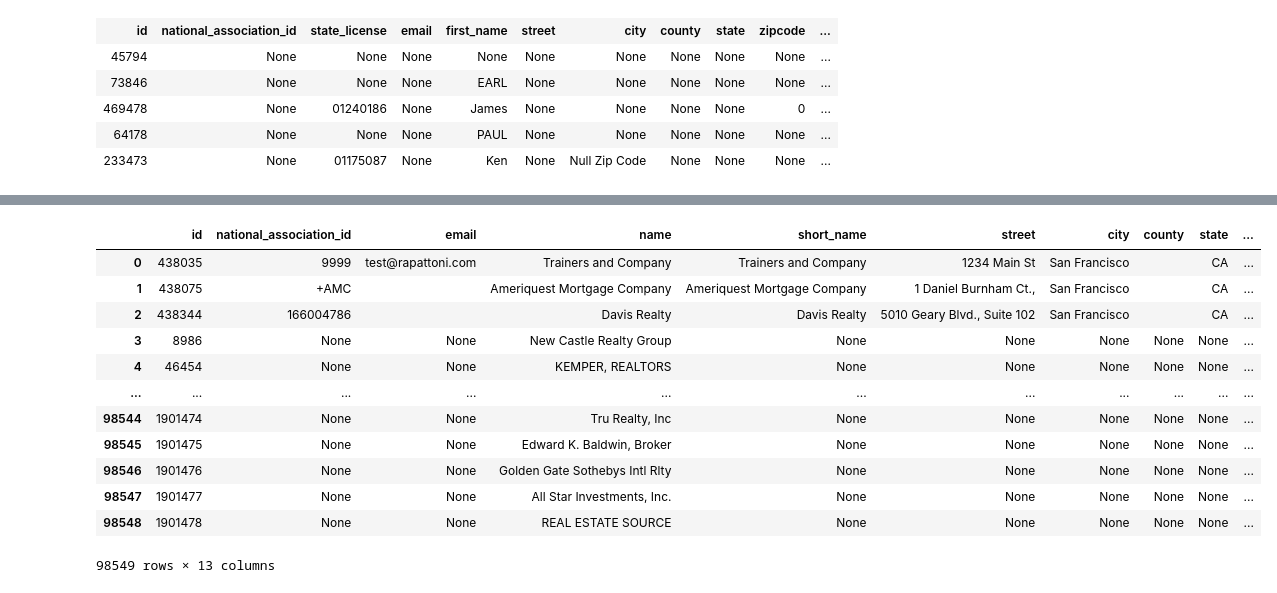
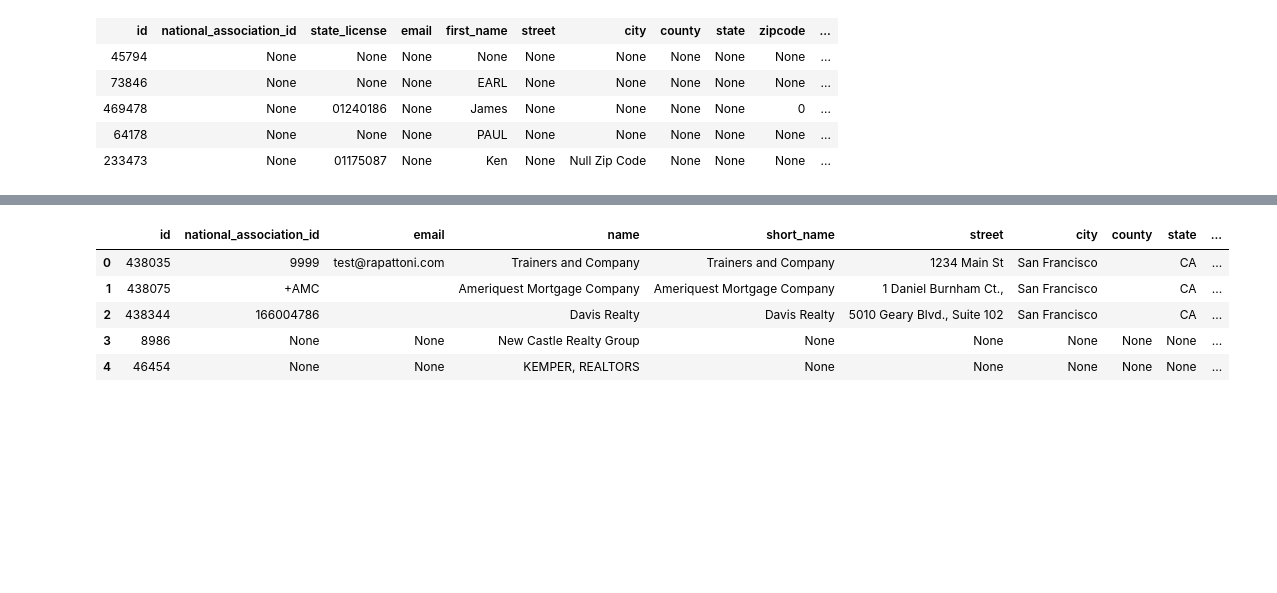
Before and after one commit to 20PW01-Abishek/Zerodown-Hackathon, a Jupyter notebook: Agent hunt/notebook/agent_hunt.ipynb, the cells around one changed output, grey strips where cells are left out. Drawn from its saved outputs; the diff is of its cells as text; code cells hidden in the pictures; blank space fills up the shorter version.

```diff
--- a/Agent hunt/notebook/agent_hunt.ipynb
+++ b/Agent hunt/notebook/agent_hunt.ipynb
@@ -79,19 +67,12 @@ agent_info_df
 # %%
 brokerage_df = pd.read_sql('SELECT * FROM brokerage',engine)
-brokerage_df
+brokerage_df.head()
 # %% [output]
 |  | id | national_association_id | email | name | short_name | street | city | county | state | ... |
 | 0 | 438035 | 9999 | test@rapattoni.com | Trainers and Company | Trainers and Company | 1234 Main St | San Francisco |  | CA | ... |
 | 1 | 438075 | +AMC |  | Ameriquest Mortgage Company | Ameriquest Mortgage Company | 1 Daniel Burnham Ct., | San Francisco |  | CA | ... |
 | 2 | 438344 | 166004786 |  | Davis Realty | Davis Realty | 5010 Geary Blvd., Suite 102 | San Francisco |  | CA | ... |
 | 3 | 8986 | None | None | New Castle Realty Group | None | None | None | None | None | ... |
 | 4 | 46454 | None | None | KEMPER, REALTORS | None | None | None | None | None | ... |
-| ... | ... | ... | ... | ... | ... | ... | ... | ... | ... | ... |
-| 98544 | 1901474 | None | None | Tru Realty, Inc | None | None | None | None | None | ... |
-| 98545 | 1901475 | None | None | Edward K. Baldwin, Broker | None | None | None | None | None | ... |
-| 98546 | 1901476 | None | None | Golden Gate Sothebys Intl Rlty | None | None | None | None | None | ... |
-| 98547 | 1901477 | None | None | All Star Investments, Inc. | None | None | None | None | None | ... |
-| 98548 | 1901478 | None | None | REAL ESTATE SOURCE | None | None | None | None | None | ... |
-98549 rows × 13 columns
 # %%
 home_info_df = pd.read_sql('SELECT * FROM home_info',engine)
```
Also changed, not shown: parts of 20 cells of this notebook.
